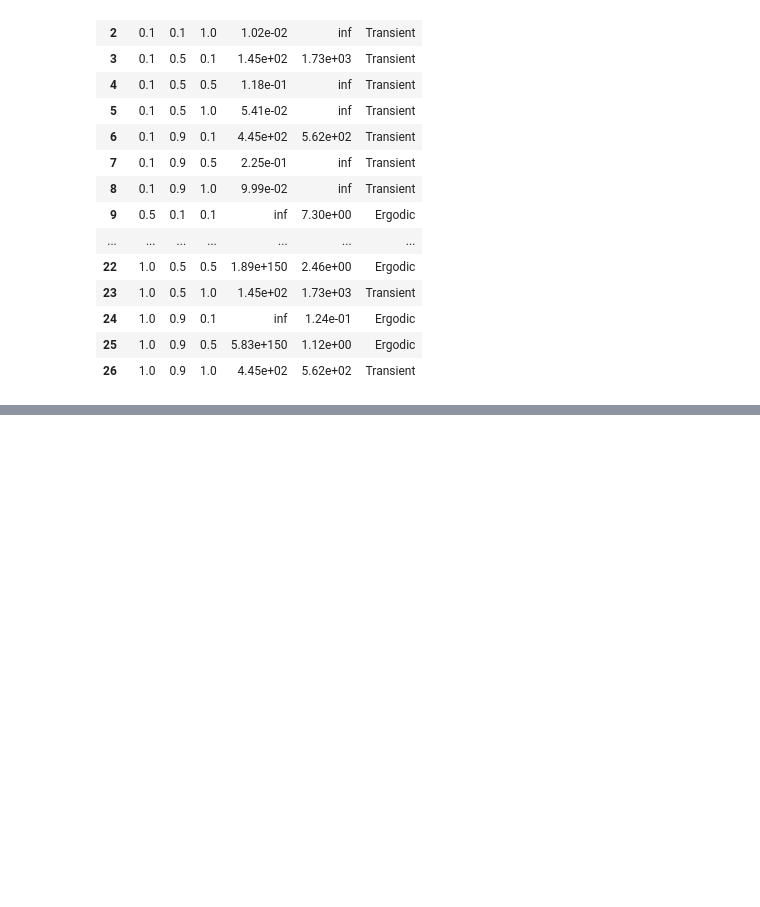
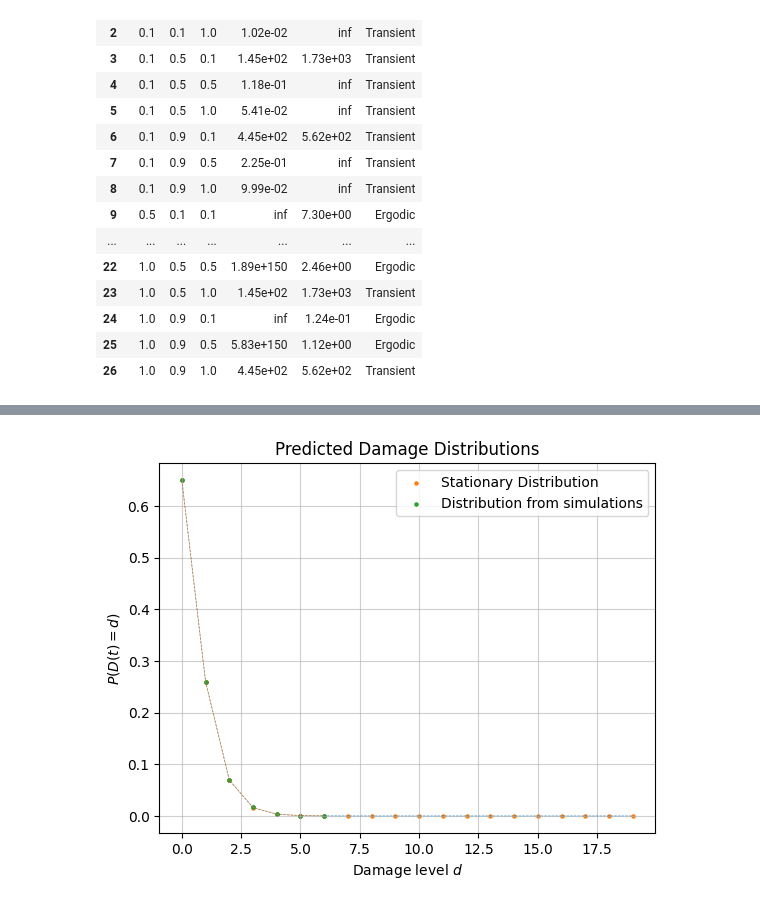
Before and after one commit to Yujun-cpu/RSCAM_G11, a Jupyter notebook: Presentation Plots.ipynb, the cells around one changed output, grey strips where cells are left out. Cells and saved outputs as stored; diff of their text form; code cells hidden in the pictures; blank space fills up the shorter version.

```diff
--- a/Presentation Plots.ipynb
+++ b/Presentation Plots.ipynb
@@ -1098,0 +1321,86 @@ df
+# %%
+import matplotlib.pyplot as plt
+from numpy import random
+from scipy.stats import poisson
+
+print(np.shape(samples))
+half_time = int(np.shape(samples)[1] / 2) # half the time points, i.e. from this point until the end (after we have reached a steady state)
+
+steady_samples = samples[:, half_time:, :] # taking all samples, from the halfway point until the end
+
+uniques = []
+counts = []
+totals = []
+
+damage_values = steady_samples[:, :, 2].flatten()  # damage is column 2
+
+
+unique_d, counts = np.unique(damage_values, return_counts=True)
+Pr_d = counts / counts.sum()
+
+#print(unique_d, counts)
+
+plt.scatter(unique_d, Pr_d, s = 5)
+plt.title("Damage probability distribution based on simulations")
+
+pr_d0 = Pr_d[0] # probability of d = 0
+
+pr_d_gt0 = 1 - pr_d0 # probability of d != 0, but it cant be negative anyway so d > 0
+
+# mean
+mean_d = np.sum(unique_d * Pr_d) # because Pr_d is already normalised
+# variance
+var_d = np.sum(((unique_d - mean_d) ** 2) * Pr_d)
+
+from scipy.stats import poisson
+from scipy.stats import expon
+
+lambda_exp = mean_d
+exp_pmf = expon.pdf(unique_d, scale=lambda_exp)
+
+#plt.bar(unique_d, Pr_d, alpha=0.6, label="Empirical")
+# plt.plot(unique_d, exp_pmf, 'ro', markersize=2, label=f"Exponential($\\lambda$={lambda_exp:.2f})")
+# #plt.vlines(unique_d, 0, exp_pmf, colors='red', alpha=0.4)
+# plt.xlabel("Damage level d")
+# plt.ylabel("Probability")
+# plt.legend()
+# plt.title("Empirical vs. Poisson Distribution")
+# plt.grid(True)
+# plt.show()
+
+
+sum_prod = 0
+sum = -1
+prod = 1
+
+for k in range(1, 1000):
+    prod = 1.0
+    for i in range(1, k + 1):
+        prod *= u / (gene_on * beta_mrna * (1-(1-Pd)**i))
+    sum_prod += prod
+
+pi_0 = 1 / (1 + sum_prod)
+
+maximum_k = 20
+pi_k = np.zeros(maximum_k)
+pi_k[0] = pi_0
+prod_k = 1
+for k in range(1, maximum_k):
+    prod_k = 1.0
+    for i in range(1, k + 1):
+        prod_k *= (u / (gene_on * beta_mrna * (1-(1-Pd)**i)))
+    pi_k[k] = pi_k[0] * prod_k
+pi_k = pi_k / np.sum(pi_k)
+
+plt.scatter(range(maximum_k), pi_k, s=5, label="Stationary Distribution")
+plt.plot(range(maximum_k), pi_k, linewidth=0.5, linestyle='--', alpha=0.8)
+plt.scatter(unique_d, Pr_d, s = 5, label="Distribution from simulations")
+plt.plot(unique_d, Pr_d, linewidth=0.5, linestyle='--', alpha=0.8)
+# plt.scatter(unique_d, exp_pmf, s=5, label=f"Exponential Distribution($\\lambda$={lambda_exp:.2f})")
+# plt.plot(unique_d, exp_pmf, linewidth=0.5, linestyle='--', alpha=0.8)
+plt.legend()
+plt.title('Predicted Damage Distributions')
+plt.xlabel("Damage level $d$")
+plt.ylabel("$P(D(t)=d)$")
+plt.grid(True, alpha=0.6)
+# %% [output]
@@ -1098,0 +1408 @@ df
+[figure, added]
```
Also changed, not shown: parts of 17 cells of this notebook.
